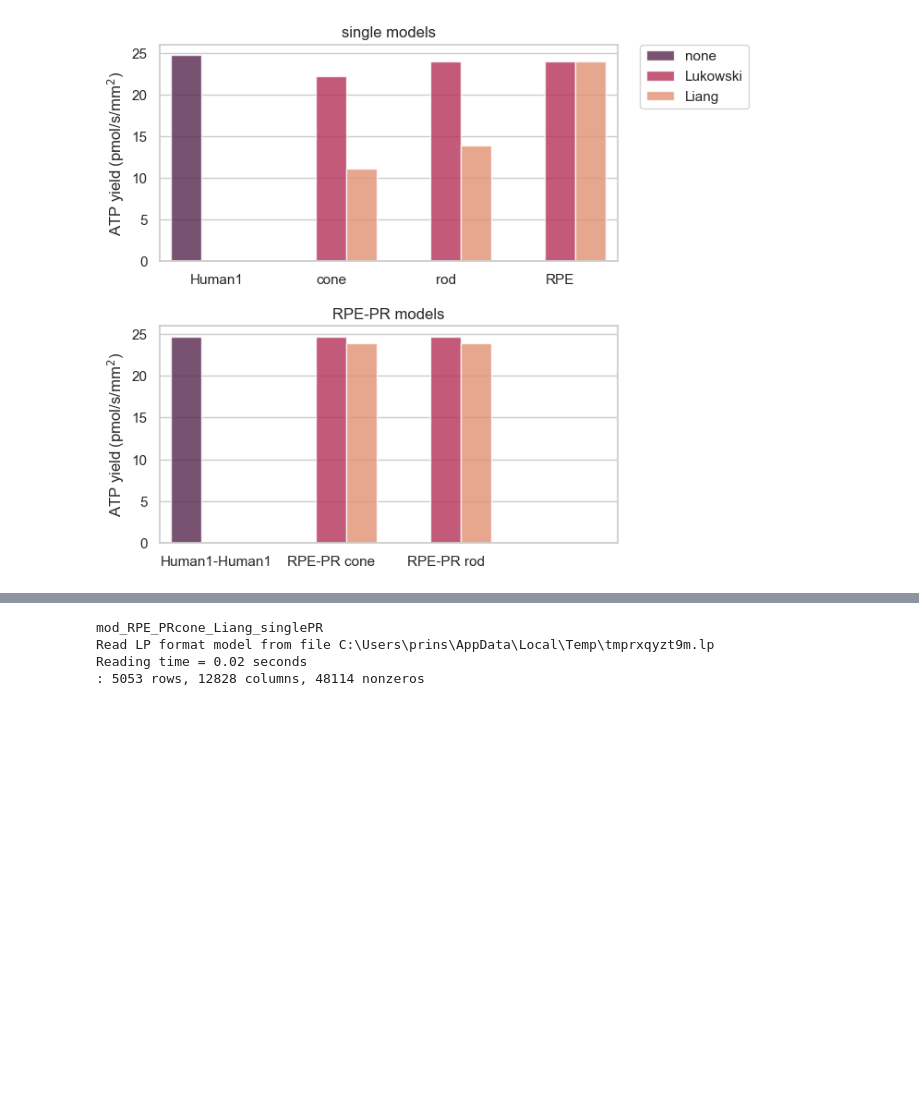
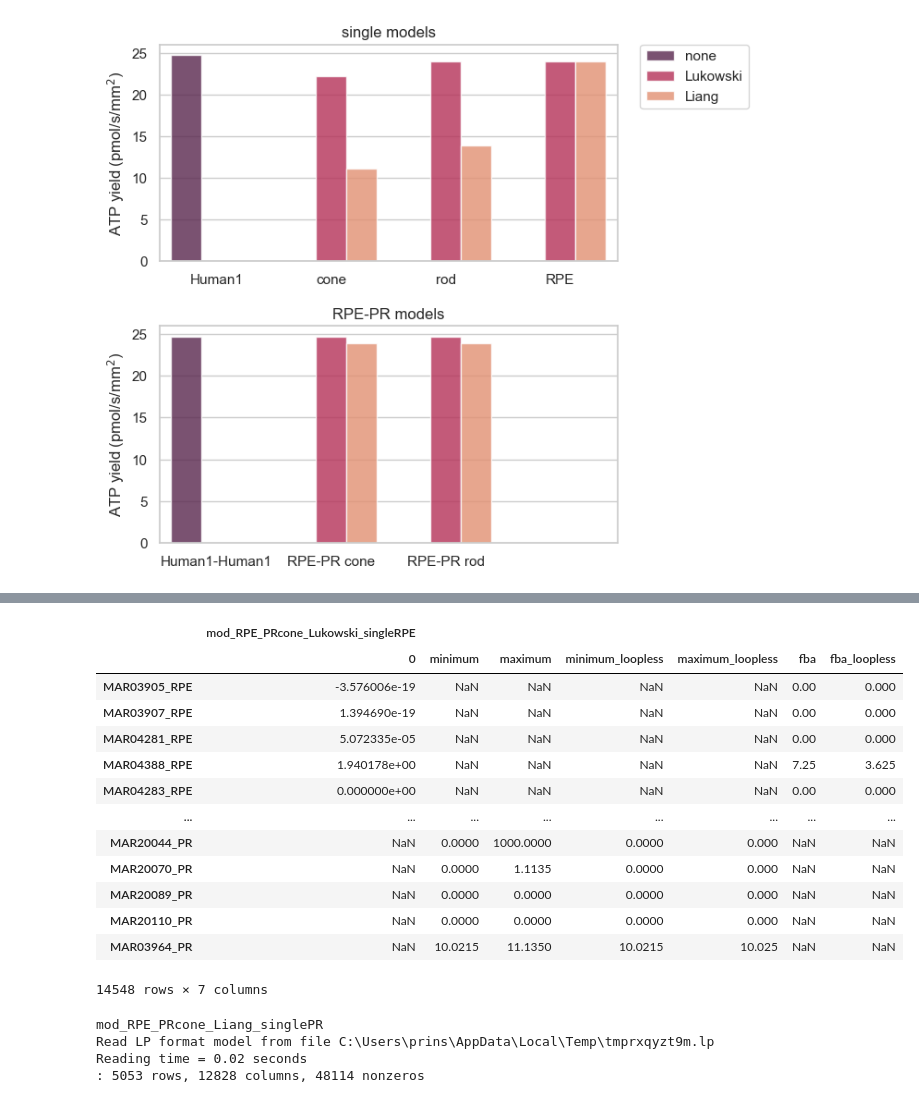
Before and after one commit to stellaprins/Human1_RPE-PR, a Jupyter notebook: jupyter/RPE-PR/test_sampling_oxphos_glucolysis.ipynb, the cells around one changed output, grey strips where cells are left out. Saved outputs shown, nothing was run; the diff lists cells and outputs as text; code cells hidden in the pictures; blank space fills up the shorter version.

Commit message:
remove bugs fva, sampling, and fba functions

```diff
--- a/jupyter/RPE-PR/test_sampling_oxphos_glucolysis.ipynb
+++ b/jupyter/RPE-PR/test_sampling_oxphos_glucolysis.ipynb
@@ -503,0 +495,4 @@ Reading time = 0.04 seconds
+# %%
+# test sampling function
+df_sampling_results = sample([single_models[3]], 1)
+df_sampling_results
@@ -526,4 +528,4 @@ Maximize
 # %%
 # test fba function
-df_results_rxns_fba = fba([single_models[3]])
-df_results_rxns_fba
+df_results_fba = fba([single_models[3]])
+df_results_fba
@@ -529,0 +547,20 @@ df_results_rxns_fba
+# %%
+# concat results
+
+df_results = pd.concat([df_sampling_results,df_fva_results,df_results_fba], axis=1)
+df_results
+# %% [output]
+|  | mod_RPE_PRcone_Lukowski_singleRPE |  |  |  |  |  |  |
+|  | 0 | minimum | maximum | minimum_loopless | maximum_loopless | fba | fba_loopless |
+| MAR03905_RPE | -3.576006e-19 | NaN | NaN | NaN | NaN | 0.00 | 0.000 |
+| MAR03907_RPE | 1.394690e-19 | NaN | NaN | NaN | NaN | 0.00 | 0.000 |
+| MAR04281_RPE | 5.072335e-05 | NaN | NaN | NaN | NaN | 0.00 | 0.000 |
+| MAR04388_RPE | 1.940178e+00 | NaN | NaN | NaN | NaN | 7.25 | 3.625 |
+| MAR04283_RPE | 0.000000e+00 | NaN | NaN | NaN | NaN | 0.00 | 0.000 |
+| ... | ... | ... | ... | ... | ... | ... | ... |
+| MAR20044_PR | NaN | 0.0000 | 1000.0000 | 0.0000 | 0.000 | NaN | NaN |
+| MAR20070_PR | NaN | 0.0000 | 1.1135 | 0.0000 | 0.000 | NaN | NaN |
+| MAR20089_PR | NaN | 0.0000 | 0.0000 | 0.0000 | 0.000 | NaN | NaN |
+| MAR20110_PR | NaN | 0.0000 | 0.0000 | 0.0000 | 0.000 | NaN | NaN |
+| MAR03964_PR | NaN | 10.0215 | 11.1350 | 10.0215 | 10.025 | NaN | NaN |
+14548 rows × 7 columns
```
Also changed, not shown: parts of 5 cells of this notebook.
